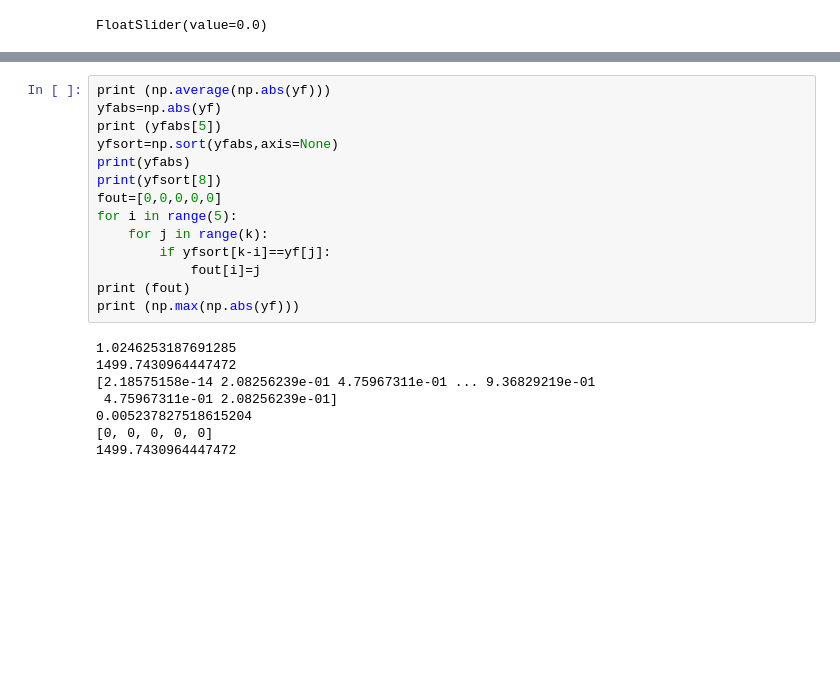
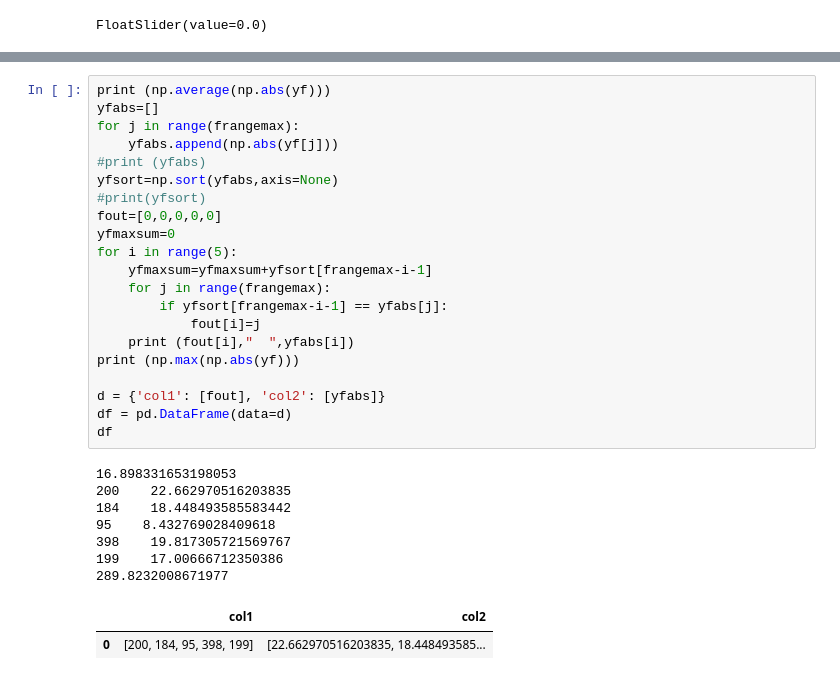
Before and after one commit to martonvavrik/fusion_research, a Jupyter notebook: waves.ipynb, the cells around one changed output, grey strips where cells are left out. Saved outputs shown, nothing was run; the diff lists cells and outputs as text; blank space fills up the shorter version.

```diff
--- a/waves.ipynb
+++ b/waves.ipynb
@@ -49,22 +58,31 @@ plt.show()
 # %%
 print (np.average(np.abs(yf)))
-yfabs=np.abs(yf)
-print (yfabs[5])
+yfabs=[]
+for j in range(frangemax):
+    yfabs.append(np.abs(yf[j]))
+#print (yfabs)
 yfsort=np.sort(yfabs,axis=None)
-print(yfabs)
-print(yfsort[8])
+#print(yfsort)
 fout=[0,0,0,0,0]
+yfmaxsum=0
 for i in range(5):
-    for j in range(k):
-        if yfsort[k-i]==yf[j]:
+    yfmaxsum=yfmaxsum+yfsort[frangemax-i-1]
+    for j in range(frangemax):
+        if yfsort[frangemax-i-1] == yfabs[j]:
             fout[i]=j
-print (fout)
+    print (fout[i],"  ",yfabs[i])
 print (np.max(np.abs(yf)))
+
+d = {'col1': [fout], 'col2': [yfabs]}
+df = pd.DataFrame(data=d)
+df
 # %% [output]
-1.0246253187691285
-1499.7430964447472
-[2.18575158e-14 2.08256239e-01 4.75967311e-01 ... 9.36829219e-01
- 4.75967311e-01 2.08256239e-01]
-0.005237827518615204
-[0, 0, 0, 0, 0]
-1499.7430964447472
+16.898331653198053
+200    22.662970516203835
+184    18.448493585583442
+95    8.432769028409618
+398    19.817305721569767
+199    17.00666712350386
+289.8232008671977
+|  | col1 | col2 |
+| 0 | [200, 184, 95, 398, 199] | [22.662970516203835, 18.448493585... |
```
Also changed, not shown: parts of 4 cells of this notebook.
